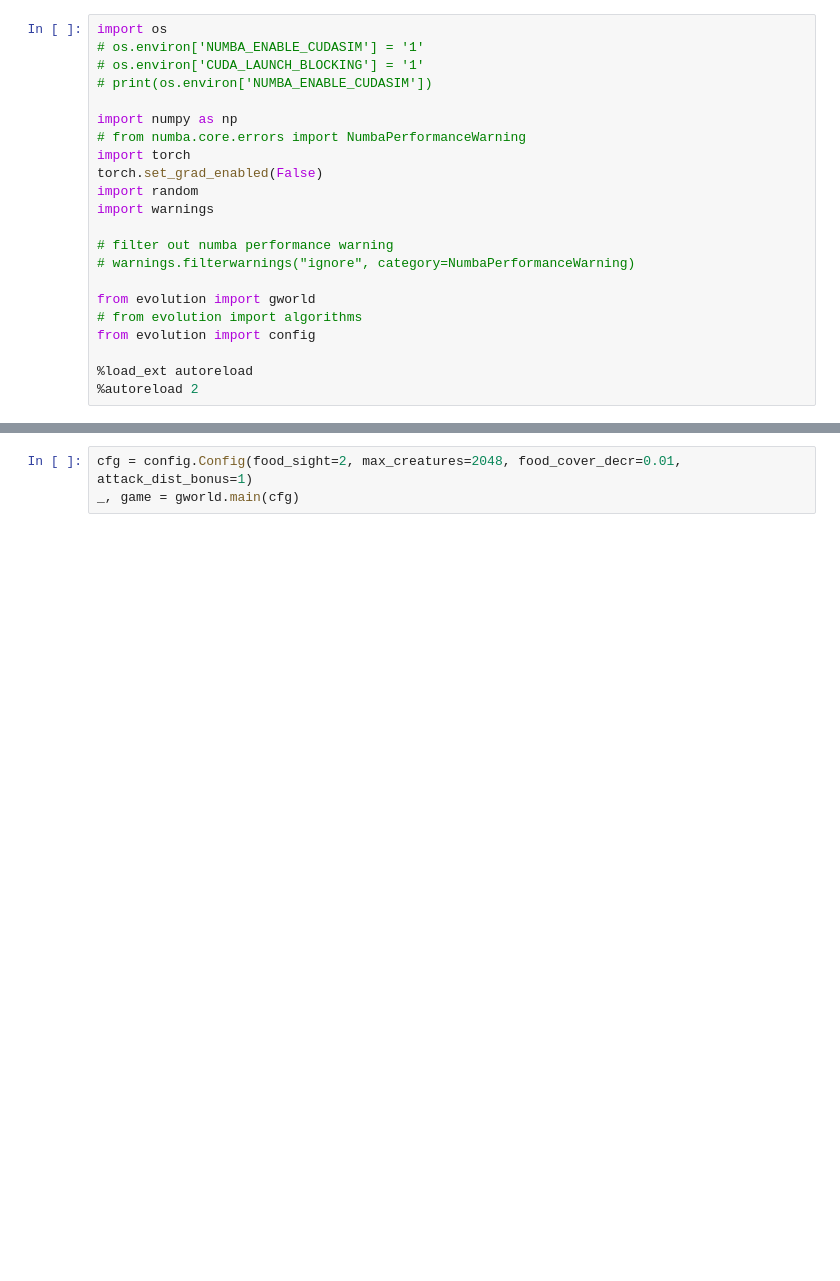
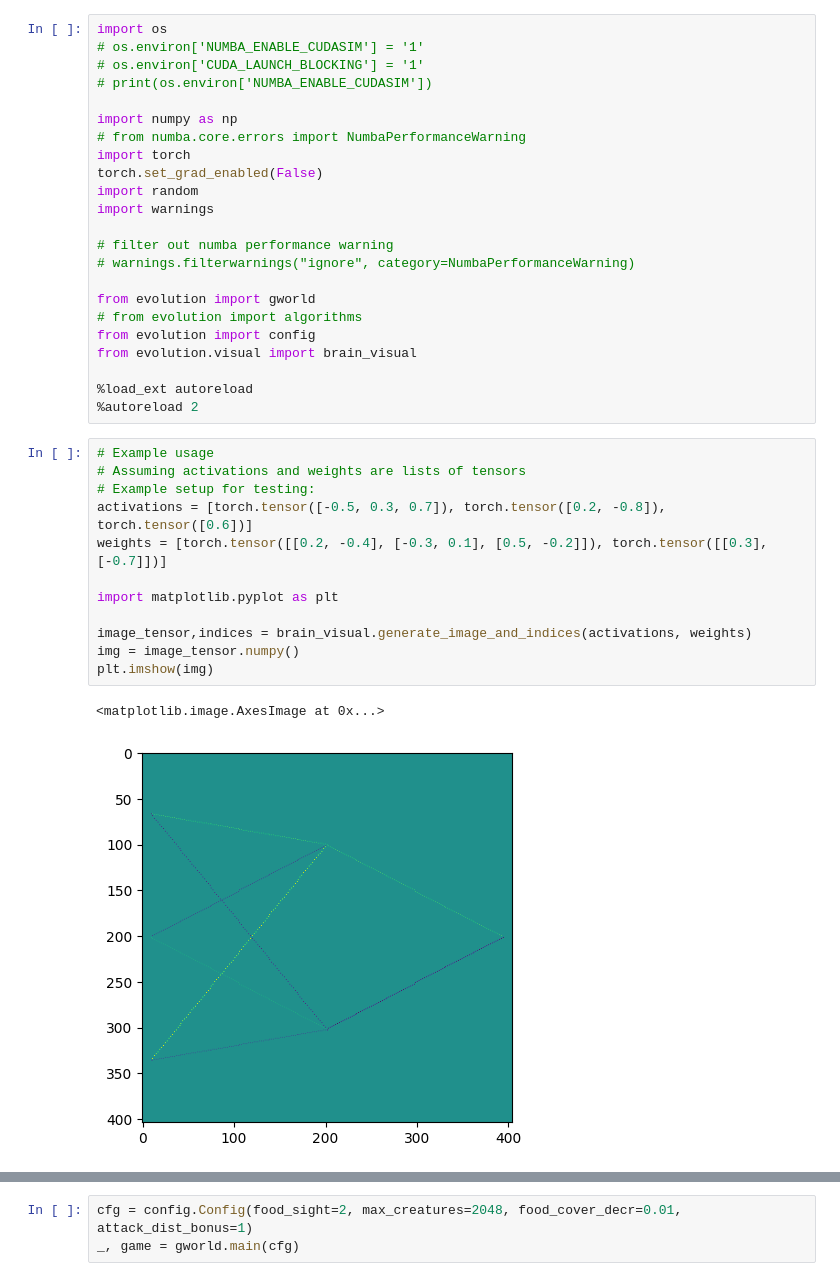
Before and after one commit to JacksonKaunismaa/evolution, a Jupyter notebook: base.ipynb, the cells around one changed output, grey strips where cells are left out. Saved outputs shown, nothing was run; the diff lists cells and outputs as text; blank space fills up the shorter version.

Commit message:
Add brain visualization (with weights)

```diff
--- a/base.ipynb
+++ b/base.ipynb
@@ -17,6 +17,22 @@ import warnings
 from evolution import gworld
 # from evolution import algorithms
 from evolution import config
+from evolution.visual import brain_visual
 
 %load_ext autoreload
 %autoreload 2
+# %%
+# Example usage
+# Assuming activations and weights are lists of tensors
+# Example setup for testing:
+activations = [torch.tensor([-0.5, 0.3, 0.7]), torch.tensor([0.2, -0.8]), torch.tensor([0.6])]
+weights = [torch.tensor([[0.2, -0.4], [-0.3, 0.1], [0.5, -0.2]]), torch.tensor([[0.3], [-0.7]])]
+
+import matplotlib.pyplot as plt
+
+image_tensor,indices = brain_visual.generate_image_and_indices(activations, weights)
+img = image_tensor.numpy()
+plt.imshow(img)
+# %% [output]
+<matplotlib.image.AxesImage at 0x...>
+[figure, added]
```
Also changed, not shown: parts of 1 cell of this notebook, 7 other files.
